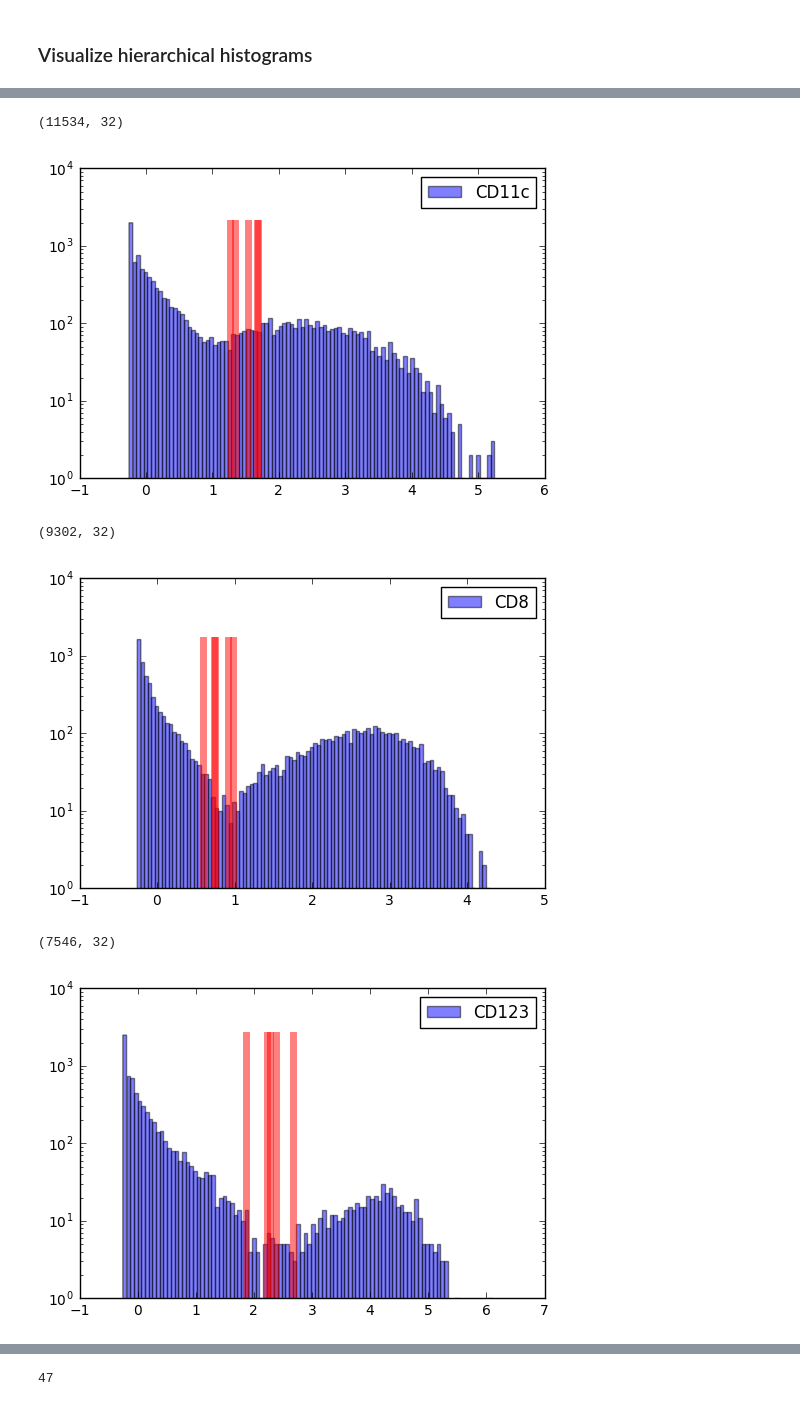
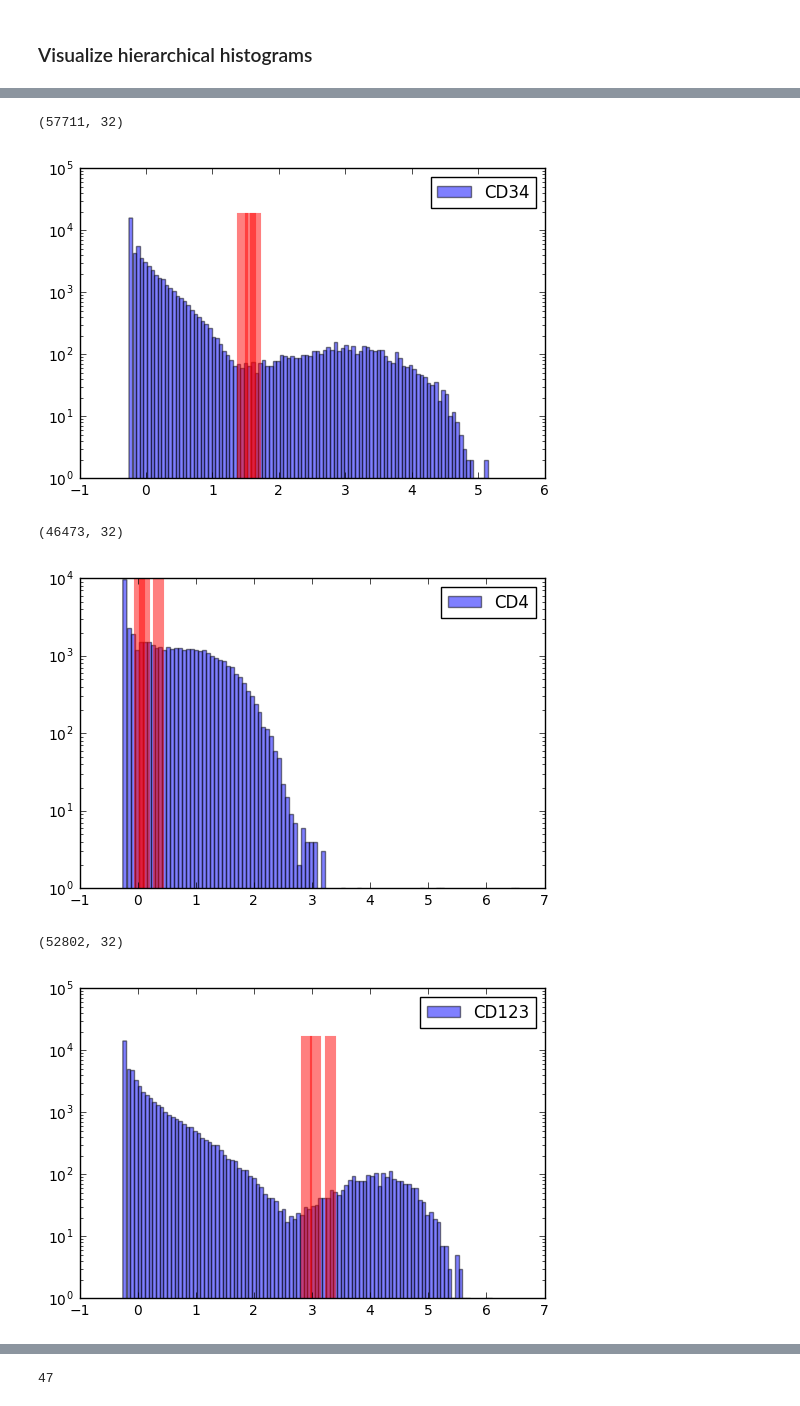
Before and after one commit to disiji/sandbox, a Jupyter notebook: fc_mondrian/Flow_Cytometry_Mondrian_Processes-AML-5k.ipynb, the cells around one changed output, grey strips where cells are left out. Saved outputs shown, nothing was run; the diff lists cells and outputs as text; code cells hidden in the pictures.

```diff
--- a/fc_mondrian/Flow_Cytometry_Mondrian_Processes-AML-5k.ipynb
+++ b/fc_mondrian/Flow_Cytometry_Mondrian_Processes-AML-5k.ipynb
@@ -955,11 +955,13 @@ plt.show()
 # %%
 from sklearn.utils import shuffle
 
-N = data.shape[0] *1 / 5
-new_df = shuffle(df)[:N]
-X_subset = new_df[channels].values
+# N = data.shape[0]
+# new_df = shuffle(df)[:N]
+# X_subset = new_df[channels].values
+# Y_subset = np.array([cell_type_name2idx[_] for _ in new_df.cell_type])
+X_subset = df[channels].values
+Y_subset = np.array([cell_type_name2idx[_] for _ in df.cell_type])
 data_subset = np.arcsinh((X_subset-1.)/5.)
-Y_subset = np.array([cell_type_name2idx[_] for _ in new_df.cell_type])
 N, d = data_subset.shape
 print N,d
 
@@ -981,8 +983,8 @@ Index([u'CD45RA', u'CD133', u'CD19', u'CD22', u'CD11b', u'CD4', u'CD8',
 # %%
 %%time
 
-n_mcmc_chain = 100
-n_mcmc_sample = 3000
+n_mcmc_chain = 20
+n_mcmc_sample = 5000
 mcmc_gaussin_std = 0.1 # tune step size s.t. acceptance rate ~50%
 
 accepts = [[] for _ in range(n_mcmc_chain)]
@@ -992,7 +994,6 @@ logl_complete_trace = [[] for _ in range(n_mcmc_chain)]
 Y_predict_accepted_trace = [[] for _ in range(n_mcmc_chain)]
 accuracy_accepted_trace = [[] for _ in range(n_mcmc_chain)]
 
-threshold = -113888.425449/data.shape[0]*N
 
 for chain in range(n_mcmc_chain):
 
@@ -1045,9 +1046,6 @@ for chain in range(n_mcmc_chain):
         accuracy = sum(Y_subset == Y_predict)*1.0/ data_subset.shape[0]
         print "Chain % d accuracy on subset data: %.3f" % (chain+1,accuracy)
 
-        output = open('output/accepted_samples_AML_5K.pkl', 'wb')
-        pickle.dump(accepts, output)
-
 
 print "Total number of accepted samples: %d" %(sum([len(accepts[chain]) for chain in range(n_mcmc_chain)]))
 # 3 chain, 5000 samples
@@ -1127,6 +1111,7 @@ def print_cuts_on_hist(tree_tructured_data, theta_space_cuts, node_pos, table):
         cuts = cuts[_]
         if cuts == None:
             print "leaf node"
+            print "size of cell type:,", data_leaf.shape
             return
 
     dim = cuts[0]
@@ -1136,21 +1121,24 @@ def print_cuts_on_hist(tree_tructured_data, theta_space_cuts, node_pos, table):
 
     # plot histogram
     n, b, patches = plt.hist(data_leaf[:,dim], bins=100, alpha=0.5, label=table.columns[dim])
-    plt.legend(loc='upper right')
+    plt.legend(loc='upper right',prop={'size': 40})
+
     plt.yscale('log')
 
     # plot cuts
     for pos in list_pos:
-        plt.plot([pos,pos],[0,n.max()],color='r',linewidth = 5,alpha= 0.5)
+        plt.plot([pos,pos],[0,n.max()],color='r',linewidth = 3,alpha= 0.5)
     plt.show()
     return
 # %%
-max_logl_chains =  [sum(_[-3:]) for _ in logl_accepted_trace]
+max_logl_chains =  [sum(_[-1:]) for _ in logl_accepted_trace]
 optimal_chain = accepts[max_logl_chains.index(max(max_logl_chains))][-3:]
-optimal_chain = accepts[9][-5:]
+
+optimal_chain = accepts[2][-3:]
 theta_space_cuts = find_cuts(optimal_chain)
-
-node_pos_list = ['0','10','20','110','1110','1120']
+#'0','10','20','110','120','1110','1120','1210','11110','11120','12120','111120','111210','111220'
+node_pos_list = ['0','10','20','110','120','1110','1120','1210','11110',\
+                 '11120','12120','111120','111210','111220']
 tree_tructured_data = split_data_by_MP(optimal_chain[-1], data_subset)
 for node_pos in node_pos_list:
     print_cuts_on_hist(tree_tructured_data,theta_space_cuts,node_pos,table)
@@ -1160,6 +1148,6 @@ for node_pos in node_pos_list:
-(11534, 32)
+(57711, 32)
-[figure, old version]
+[figure, new version]
-(9302, 32)
+(46473, 32)
-[figure, old version]
+[figure, new version]
-(7546, 32)
+(52802, 32)
-[figure, old version]
+[figure, new version]
```
Also changed, not shown: parts of 17 cells of this notebook, 8 other files.
